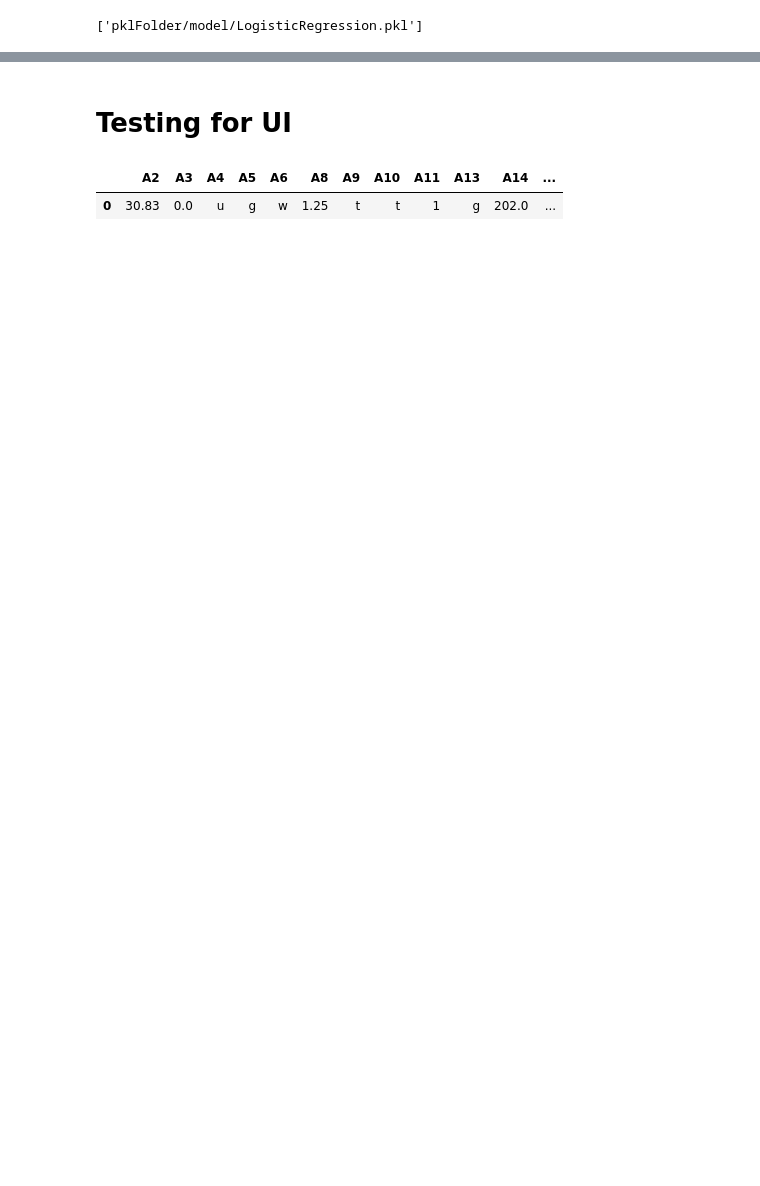
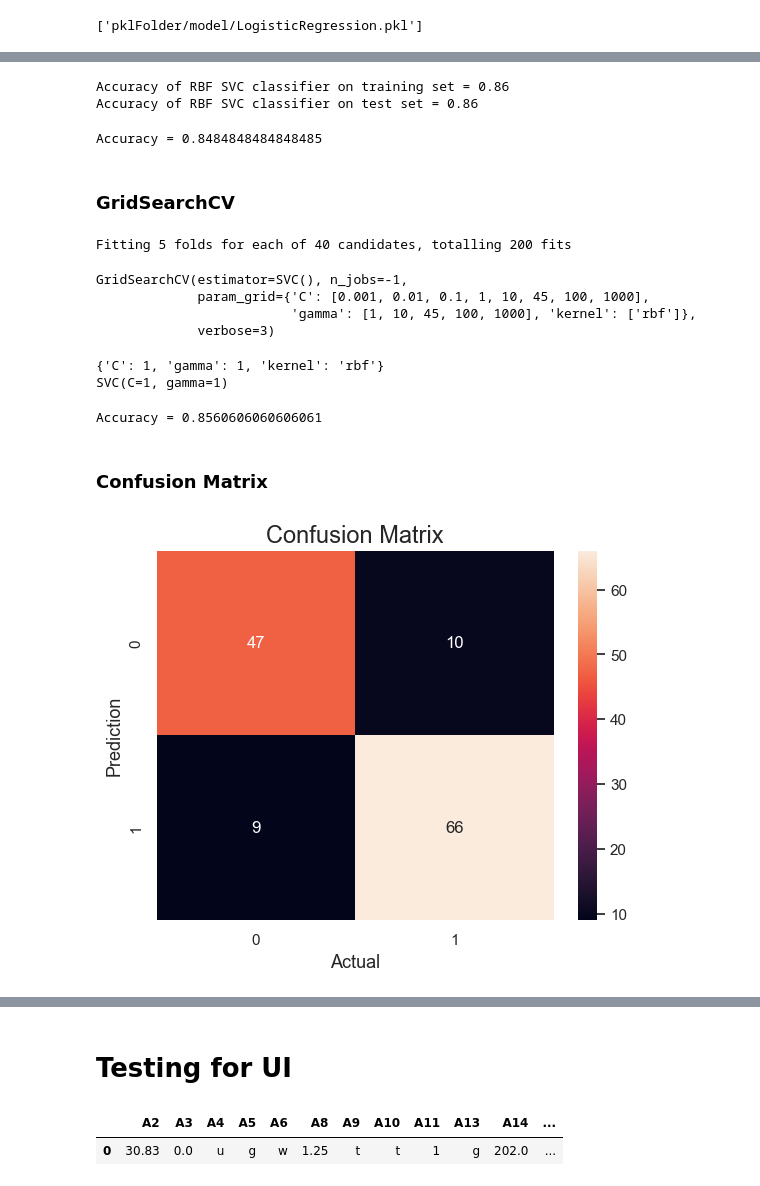
Before and after one commit to crabbbb/Credit-Approval, a Jupyter notebook: New CreditApproval Process.ipynb, the cells around one changed output, grey strips where cells are left out. Saved outputs shown, nothing was run; the diff lists cells and outputs as text; code cells hidden in the pictures; blank space fills up the shorter version.

```diff
--- a/New CreditApproval Process.ipynb
+++ b/New CreditApproval Process.ipynb
@@ -1541,0 +1614,59 @@ LogisticRegression > [1.] ( true )
+# %%
+clf = SVC(kernel='rbf', C=45, gamma=0.01)
+clf.fit(rescaledX_train, y_train)
+
+print('Accuracy of RBF SVC classifier on training set = {:.2f}'.format(clf.score(rescaledX_train, y_train)))
+print('Accuracy of RBF SVC classifier on test set = {:.2f}'.format(clf.score(rescaledX_test, y_test)))
+# %% [output]
+Accuracy of RBF SVC classifier on training set = 0.86
+Accuracy of RBF SVC classifier on test set = 0.86
+# %%
+clf = SVC()
+clf.fit(rescaledX_train, y_train)
+
+y_pred = clf.predict(rescaledX_test)
+
+print('Accuracy =', accuracy_score(y_test, y_pred))
+# %% [output]
+Accuracy = 0.8484848484848485
+# %% [markdown]
+### GridSearchCV
+# %%
+param_grid = {'C': [0.001, 0.01, 0.1, 1, 10, 45, 100, 1000],
+             'gamma': [1, 10, 45, 100, 1000],
+             'kernel': ['rbf']}
+
+grid = GridSearchCV(SVC(), param_grid, refit = True, verbose = 3, n_jobs=-1)
+
+grid.fit(rescaledX_train, y_train)
+# %% [output]
+Fitting 5 folds for each of 40 candidates, totalling 200 fits
+GridSearchCV(estimator=SVC(), n_jobs=-1,
+             param_grid={'C': [0.001, 0.01, 0.1, 1, 10, 45, 100, 1000],
+                         'gamma': [1, 10, 45, 100, 1000], 'kernel': ['rbf']},
+             verbose=3)
+# %%
+print(grid.best_params_)
+print(grid.best_estimator_)
+# %% [output]
+{'C': 1, 'gamma': 1, 'kernel': 'rbf'}
+SVC(C=1, gamma=1)
+# %%
+grid_pred = grid.predict(rescaledX_test)
+
+print('Accuracy =', accuracy_score(y_test, grid_pred))
+# %% [output]
+Accuracy = 0.8560606060606061
+# %% [markdown]
+### Confusion Matrix
+# %%
+cm = confusion_matrix(y_test, grid_pred, labels=grid.classes_)
+
+sns.heatmap(cm, annot=True, fmt='d')
+
+plt.ylabel('Prediction', fontsize=13)
+plt.xlabel('Actual', fontsize=13)
+plt.title('Confusion Matrix', fontsize=17)
+plt.show()
+# %% [output]
+[figure, added]
```
Also changed, not shown: parts of 119 cells of this notebook, 7 other files.
